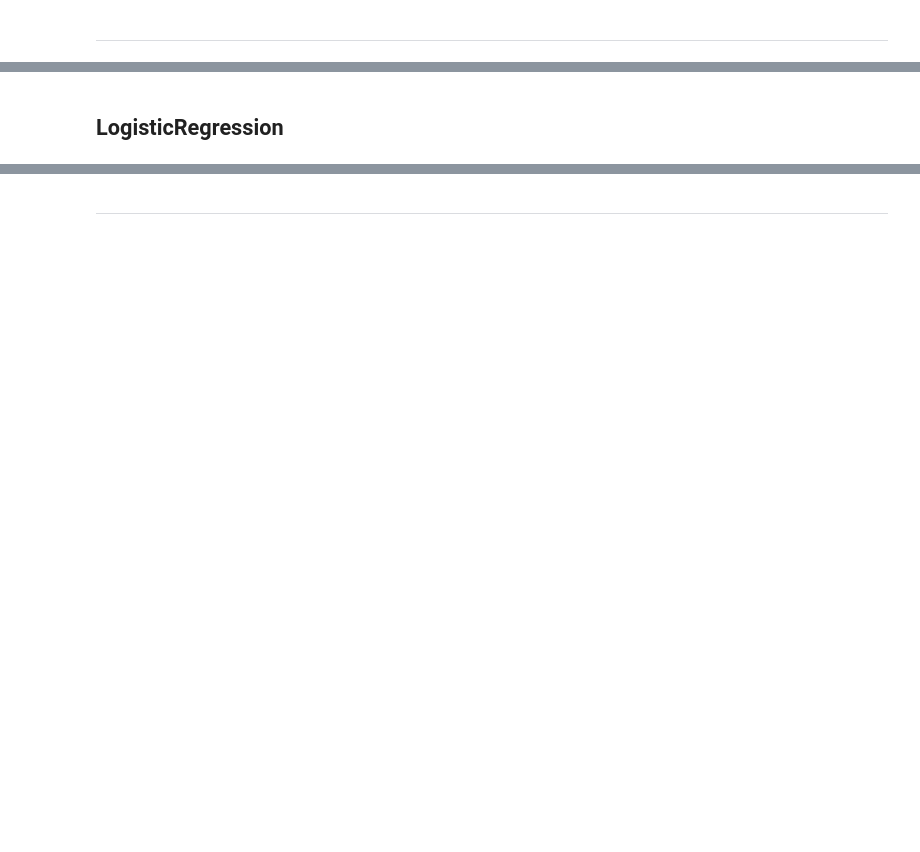
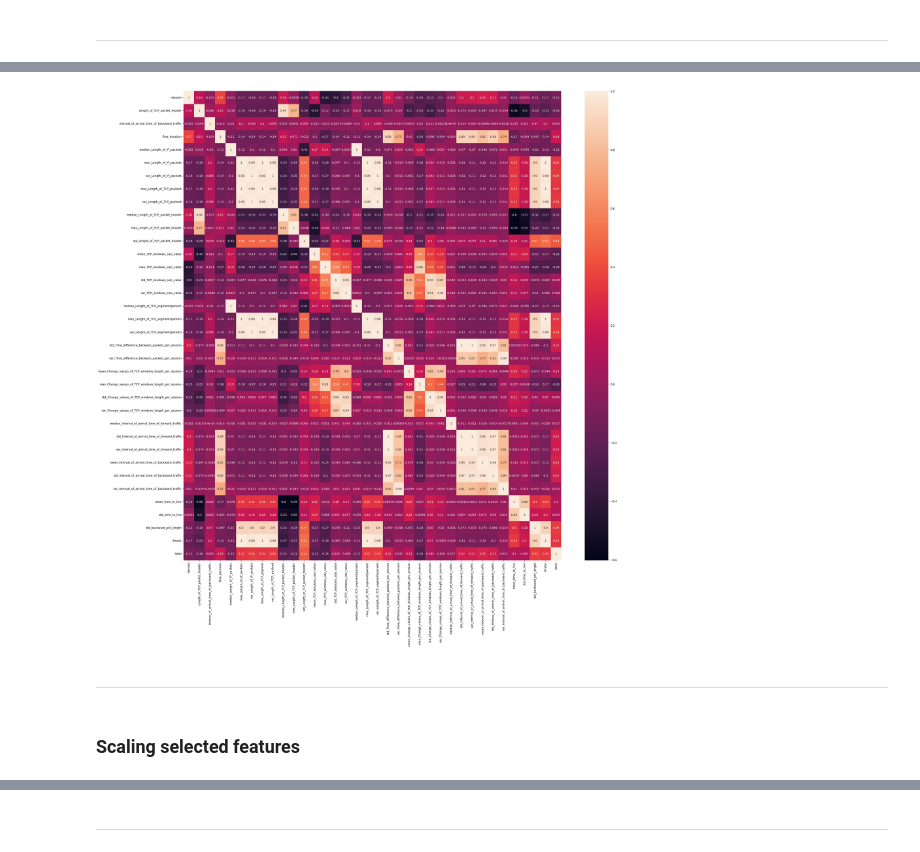
Before and after one commit to brero12/csis3290-Project03, a Jupyter notebook: Project03.ipynb, the cells around one changed output, grey strips where cells are left out. Saved outputs shown, nothing was run; the diff lists cells and outputs as text; code cells hidden in the pictures; blank space fills up the shorter version.

```diff
--- a/Project03.ipynb
+++ b/Project03.ipynb
@@ -129,0 +216,6 @@ Performing feature selection from the dataset.
+# %%
+X_main = df.drop('label', axis=1)
+Y_main = df['label']
+
+#split the dataset
+X_train_main, X_test_main, Y_train_main, Y_test_main = train_test_split(X_main,Y_main, test_size=0.2, random_state=42)
@@ -129,0 +285,5 @@ Performing feature selection from the dataset.
+# %%
+# selected features dataframe
+selected_features_df = df[selected_features]
+selected_features_df['label'] = Y_main
+selected_features_df.head(3)
@@ -130 +301,14 @@ Performing feature selection from the dataset.
+# %%
+corr = selected_features_df.corr()
+
+plt.figure(figsize=(30,30))
+sns.heatmap(corr,annot=True)
+
+plt.show()
+# %% [output]
+[figure, added]
+# %% [markdown]
+___
+# %% [markdown]
+### Scaling selected features
 # %%
@@ -134,3 +319 @@ Y = df['label']
-# %% [markdown]
-## LogisticRegression
 # %%
```
Also changed, not shown: parts of 44 cells of this notebook, 4 other files.
